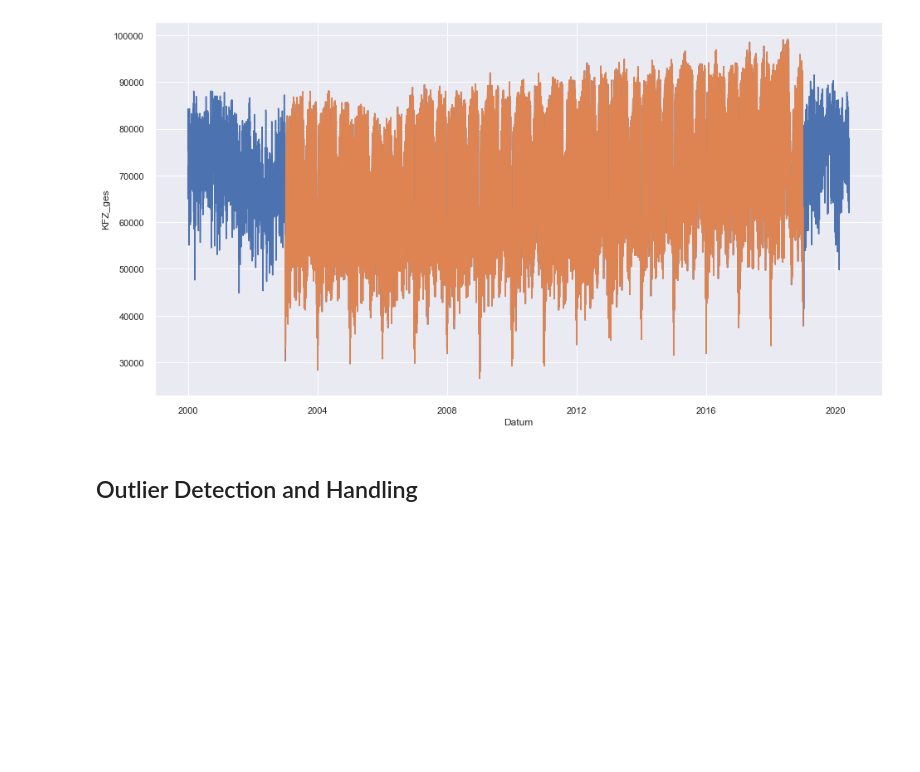
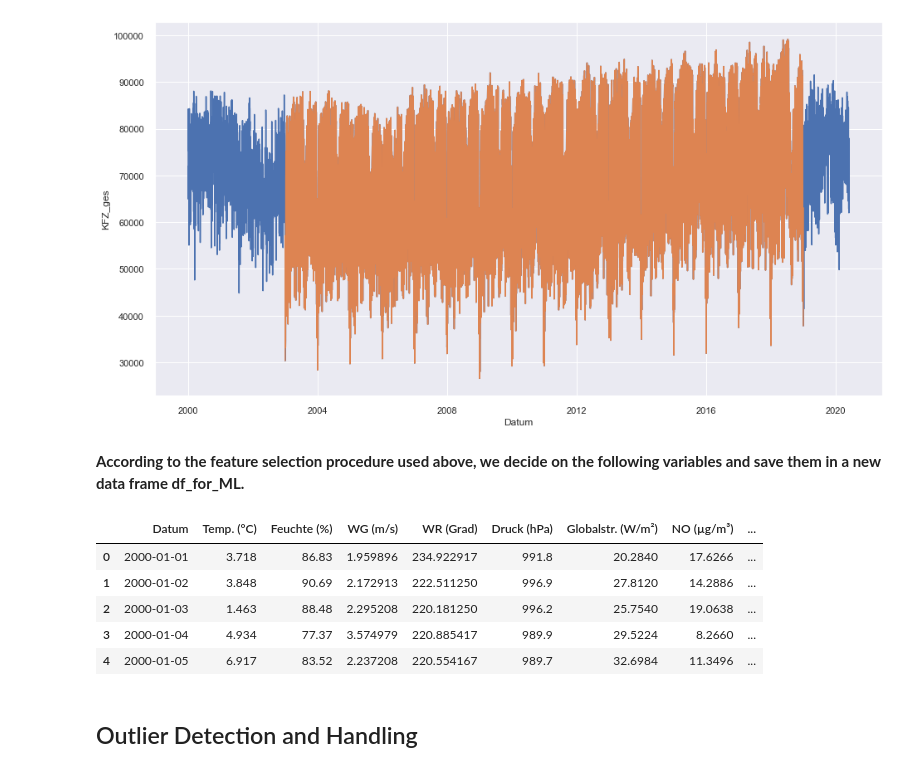
Before and after one commit to SvetiB/AirQualityStuttgart, a Jupyter notebook: AirQualityStuttgart.ipynb, the cells around one changed output. Saved outputs shown, nothing was run; the diff lists cells and outputs as text; code cells hidden in the pictures; blank space fills up the shorter version.

```diff
--- a/AirQualityStuttgart.ipynb
+++ b/AirQualityStuttgart.ipynb
@@ -609,0 +612,2 @@ ax=sns.lineplot(x="Datum", y="KFZ_ges", data=df_total_original)
+# %% [markdown]
+**According to the feature selection procedure used above, we decide on the following variables and save them in a new data frame df_for_ML.**
@@ -610,2 +637,11 @@ ax=sns.lineplot(x="Datum", y="KFZ_ges", data=df_total_original)
+# %%
+df_for_ML.head(5)
+# %% [output]
+|  | Datum | Temp. (°C) | Feuchte (%) | WG (m/s) | WR (Grad) | Druck (hPa) | Globalstr. (W/m²) | NO (µg/m³) | ... |
+| 0 | 2000-01-01 | 3.718 | 86.83 | 1.959896 | 234.922917 | 991.8 | 20.2840 | 17.6266 | ... |
+| 1 | 2000-01-02 | 3.848 | 90.69 | 2.172913 | 222.511250 | 996.9 | 27.8120 | 14.2886 | ... |
+| 2 | 2000-01-03 | 1.463 | 88.48 | 2.295208 | 220.181250 | 996.2 | 25.7540 | 19.0638 | ... |
+| 3 | 2000-01-04 | 4.934 | 77.37 | 3.574979 | 220.885417 | 989.9 | 29.5224 | 8.2660 | ... |
+| 4 | 2000-01-05 | 6.917 | 83.52 | 2.237208 | 220.554167 | 989.7 | 32.6984 | 11.3496 | ... |
 # %% [markdown]
 ## Outlier Detection and Handling
```
Also changed, not shown: parts of 11 cells of this notebook.
